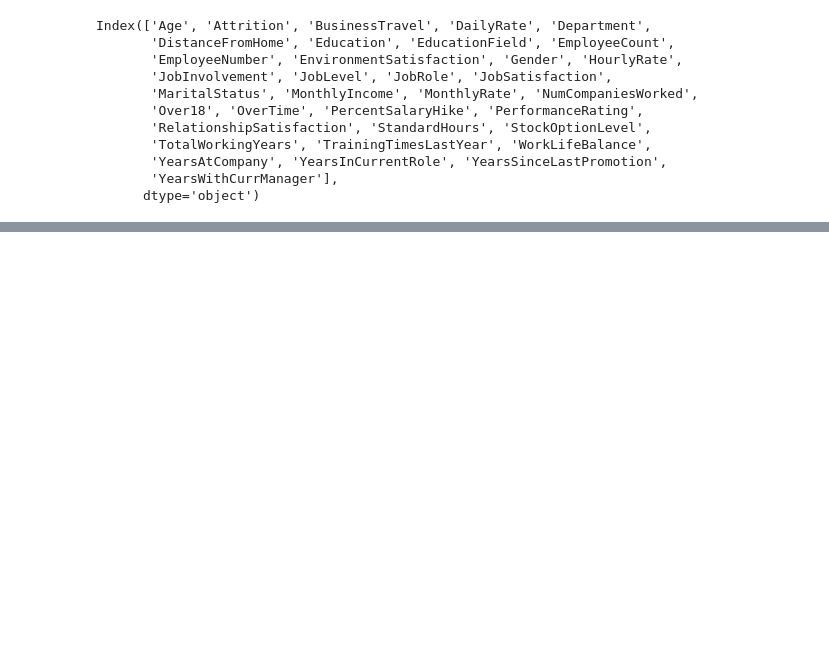
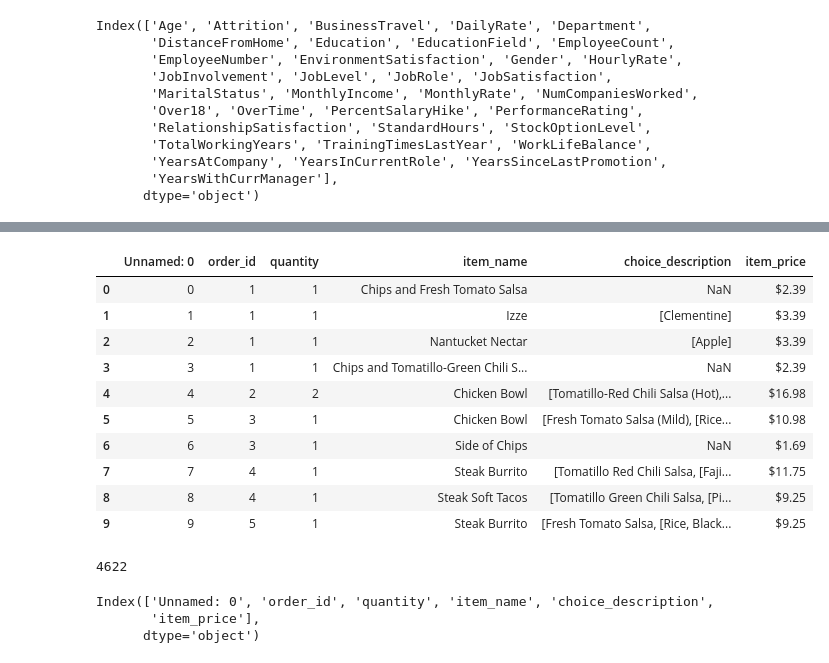
Before and after one commit to Darman09/Big_Data_DAHLEM_Romain_M2_IOT, a Jupyter notebook: DataViz.ipynb, the cells around one changed output, grey strips where cells are left out. Drawn from its saved outputs; the diff is of its cells as text; code cells hidden in the pictures; blank space fills up the shorter version.

Commit message:
Formaliser des KPI

```diff
--- a/DataViz.ipynb
+++ b/DataViz.ipynb
@@ -289,0 +336,42 @@ sns.lmplot(x="YearsWithCurrManager", y="Attrition", data=dfRl)
+# %%
+'''
+Formaliser des KPI
+'''
+
+# Se renseigner sur ce qu’est un KPI: Key Performance Indicator : Indicateur servant à vérifier la performance d'un système
+# Qu'il soit économique, opérationnelle, managérial ou encore informatique
+
+# Importez les bonnes librairies et le dataset resto.csv
+import numpy as np
+import pandas as pd
+import matplotlib.pyplot as plt
+import seaborn as sns
+
+dfResto = pd.read_csv("data/resto.csv",",",encoding='utf-8', low_memory=False)
+
+# Regardez les 10 premières lignes du dataset
+dfResto.head(10)
+# %% [output]
+|  | Unnamed: 0 | order_id | quantity | item_name | choice_description | item_price |
+| 0 | 0 | 1 | 1 | Chips and Fresh Tomato Salsa | NaN | $2.39 |
+| 1 | 1 | 1 | 1 | Izze | [Clementine] | $3.39 |
+| 2 | 2 | 1 | 1 | Nantucket Nectar | [Apple] | $3.39 |
+| 3 | 3 | 1 | 1 | Chips and Tomatillo-Green Chili S... | NaN | $2.39 |
+| 4 | 4 | 2 | 2 | Chicken Bowl | [Tomatillo-Red Chili Salsa (Hot),... | $16.98 |
+| 5 | 5 | 3 | 1 | Chicken Bowl | [Fresh Tomato Salsa (Mild), [Rice... | $10.98 |
+| 6 | 6 | 3 | 1 | Side of Chips | NaN | $1.69 |
+| 7 | 7 | 4 | 1 | Steak Burrito | [Tomatillo Red Chili Salsa, [Faji... | $11.75 |
+| 8 | 8 | 4 | 1 | Steak Soft Tacos | [Tomatillo Green Chili Salsa, [Pi... | $9.25 |
+| 9 | 9 | 5 | 1 | Steak Burrito | [Fresh Tomato Salsa, [Rice, Black... | $9.25 |
+# %%
+# Quelle est la taille de notre dataset ?
+len(dfResto)
+# %% [output]
+4622
+# %%
+# Affichez toutes les colonnes de notre dataset
+dfResto.columns
+# %% [output]
+Index(['Unnamed: 0', 'order_id', 'quantity', 'item_name', 'choice_description',
+       'item_price'],
+      dtype='object')
```
Also changed, not shown: parts of 9 cells of this notebook, 1 other file.
